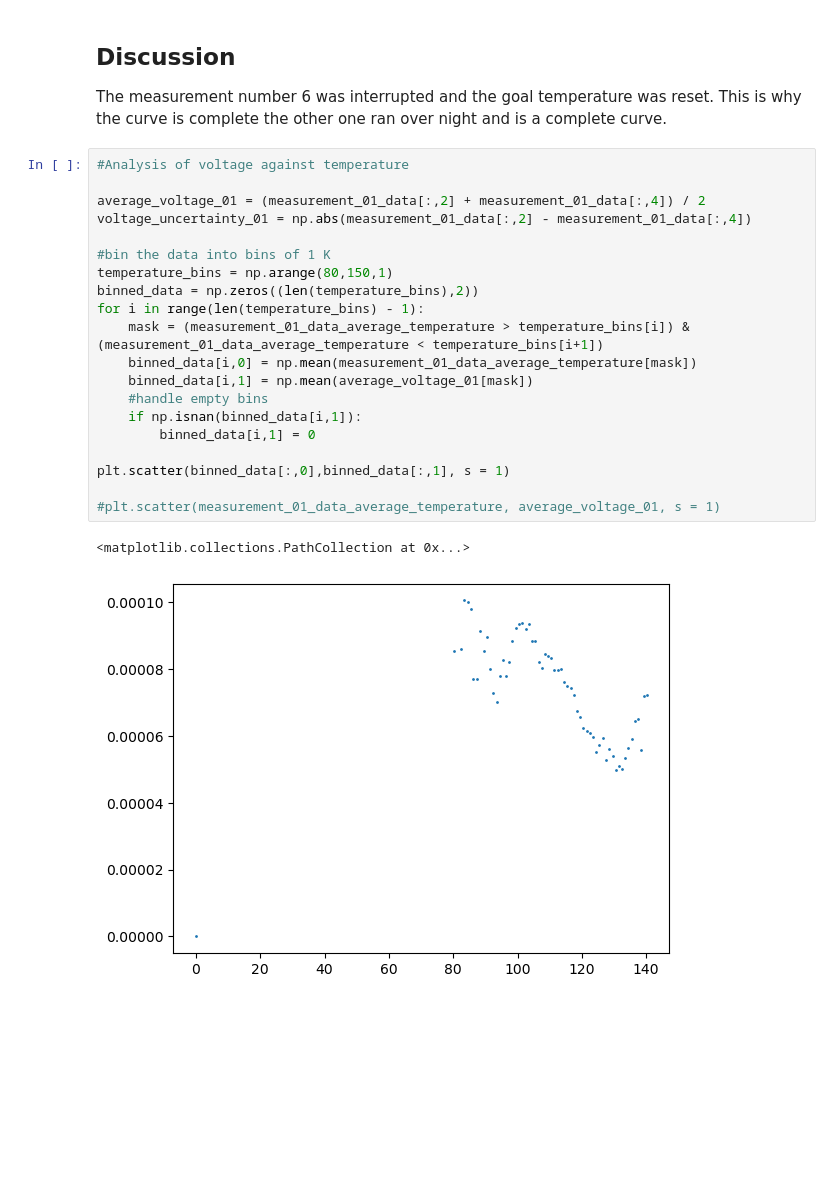
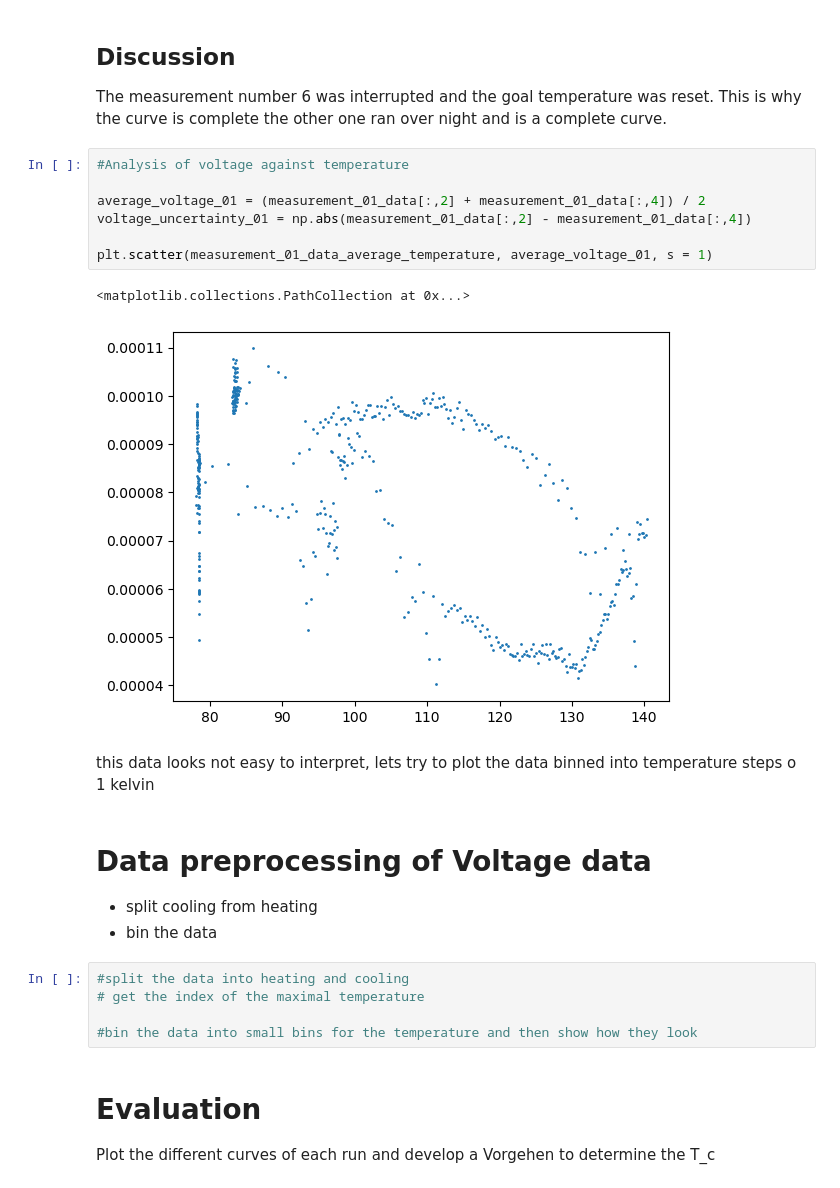
Before and after one commit to JanZur/Solid_state_physics_lab, a Jupyter notebook: solidstates_lab.ipynb, the cells around one changed output. Drawn from its saved outputs; the diff is of its cells as text; blank space fills up the shorter version.

Commit message:
start implementation of the evaluation for the voltage temperature dependency

```diff
--- a/solidstates_lab.ipynb
+++ b/solidstates_lab.ipynb
@@ -91,23 +93,24 @@ other one ran over night and is a complete curve.
 # %%
 #Analysis of voltage against temperature
 
 average_voltage_01 = (measurement_01_data[:,2] + measurement_01_data[:,4]) / 2
 voltage_uncertainty_01 = np.abs(measurement_01_data[:,2] - measurement_01_data[:,4])
 
-#bin the data into bins of 1 K
-temperature_bins = np.arange(80,150,1)
-binned_data = np.zeros((len(temperature_bins),2))
-for i in range(len(temperature_bins) - 1):
-    mask = (measurement_01_data_average_temperature > temperature_bins[i]) & (measurement_01_data_average_temperature < temperature_bins[i+1])
-    binned_data[i,0] = np.mean(measurement_01_data_average_temperature[mask])
-    binned_data[i,1] = np.mean(average_voltage_01[mask])
-    #handle empty bins
-    if np.isnan(binned_data[i,1]):
-        binned_data[i,1] = 0
-
-plt.scatter(binned_data[:,0],binned_data[:,1], s = 1)
-
-#plt.scatter(measurement_01_data_average_temperature, average_voltage_01, s = 1)
+plt.scatter(measurement_01_data_average_temperature, average_voltage_01, s = 1)
 # %% [output]
 <matplotlib.collections.PathCollection at 0x...>
-[figure, old version]
+[figure, new version]
+# %% [markdown]
+this data looks not easy to interpret, lets try to plot the data binned into temperature steps o 1 kelvin
+# %% [markdown]
+# Data preprocessing of Voltage data
+- split cooling from heating
+- bin the data
+# %%
+#split the data into heating and cooling
+# get the index of the maximal temperature
+
+#bin the data into small bins for the temperature and then show how they look
+# %% [markdown]
+# Evaluation
+Plot the different curves of each run and develop a Vorgehen to determine the T_c
```
Also changed, not shown: parts of 3 cells of this notebook.
